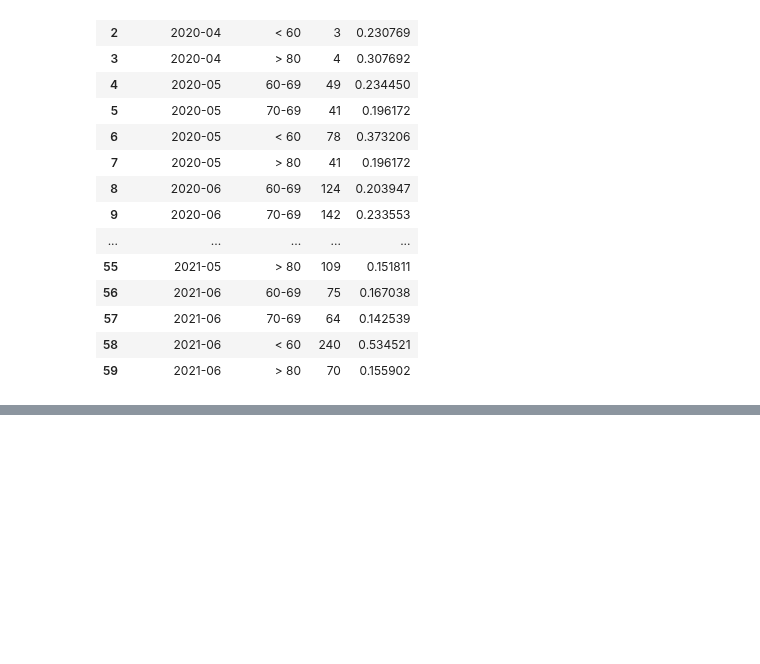
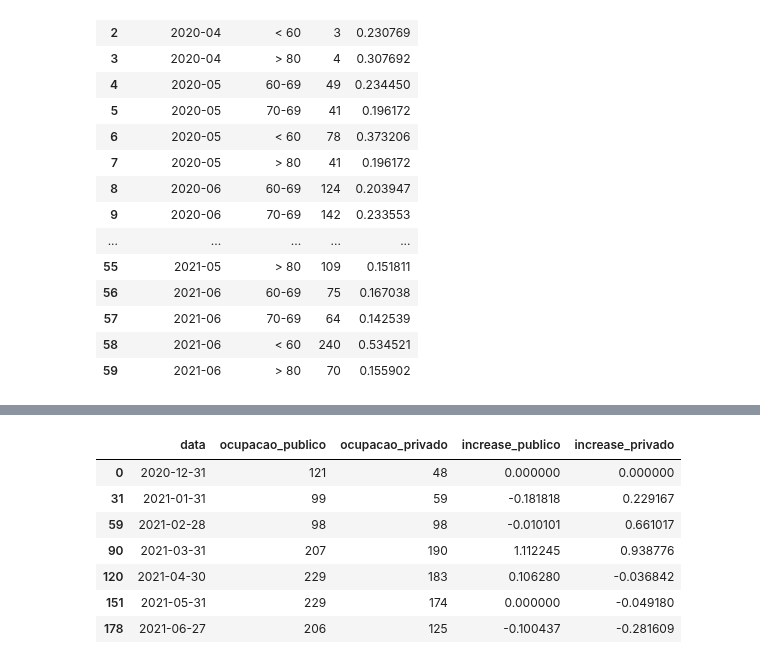
Before and after one commit to adolfoguimaraes/covid19_vacinacao, a Jupyter notebook: Sergipe/processar_outros_dados.ipynb, the cells around one changed output, grey strips where cells are left out. Cells and saved outputs as stored; diff of their text form; code cells hidden in the pictures; blank space fills up the shorter version.

```diff
--- a/Sergipe/processar_outros_dados.ipynb
+++ b/Sergipe/processar_outros_dados.ipynb
@@ -132,0 +195,5 @@ data_final.to_csv("output/obitos_idade_mes.csv", index=False)
+# %%
+dados_uti_month = dados_uti[dados_uti['compare'] == True]
+# %%
+dados_uti_month = dados_uti_month.drop(columns=['leitos_publico', 'leitos_privado','taxa_publico','taxa_privado','last_date','compare'])
+dados_uti_month
@@ -132,0 +209,14 @@ data_final.to_csv("output/obitos_idade_mes.csv", index=False)
+# %%
+dados_uti_month['increase_publico'] = dados_uti_month['ocupacao_publico'].pct_change()
+dados_uti_month['increase_privado'] = dados_uti_month['ocupacao_privado'].pct_change()
+dados_uti_month.fillna(0, inplace=True)
+dados_uti_month
+# %% [output]
+|  | data | ocupacao_publico | ocupacao_privado | increase_publico | increase_privado |
+| 0 | 2020-12-31 | 121 | 48 | 0.000000 | 0.000000 |
+| 31 | 2021-01-31 | 99 | 59 | -0.181818 | 0.229167 |
+| 59 | 2021-02-28 | 98 | 98 | -0.010101 | 0.661017 |
+| 90 | 2021-03-31 | 207 | 190 | 1.112245 | 0.938776 |
+| 120 | 2021-04-30 | 229 | 183 | 0.106280 | -0.036842 |
+| 151 | 2021-05-31 | 229 | 174 | 0.000000 | -0.049180 |
+| 178 | 2021-06-27 | 206 | 125 | -0.100437 | -0.281609 |
```
Also changed, not shown: parts of 8 cells of this notebook, 3 other files.
